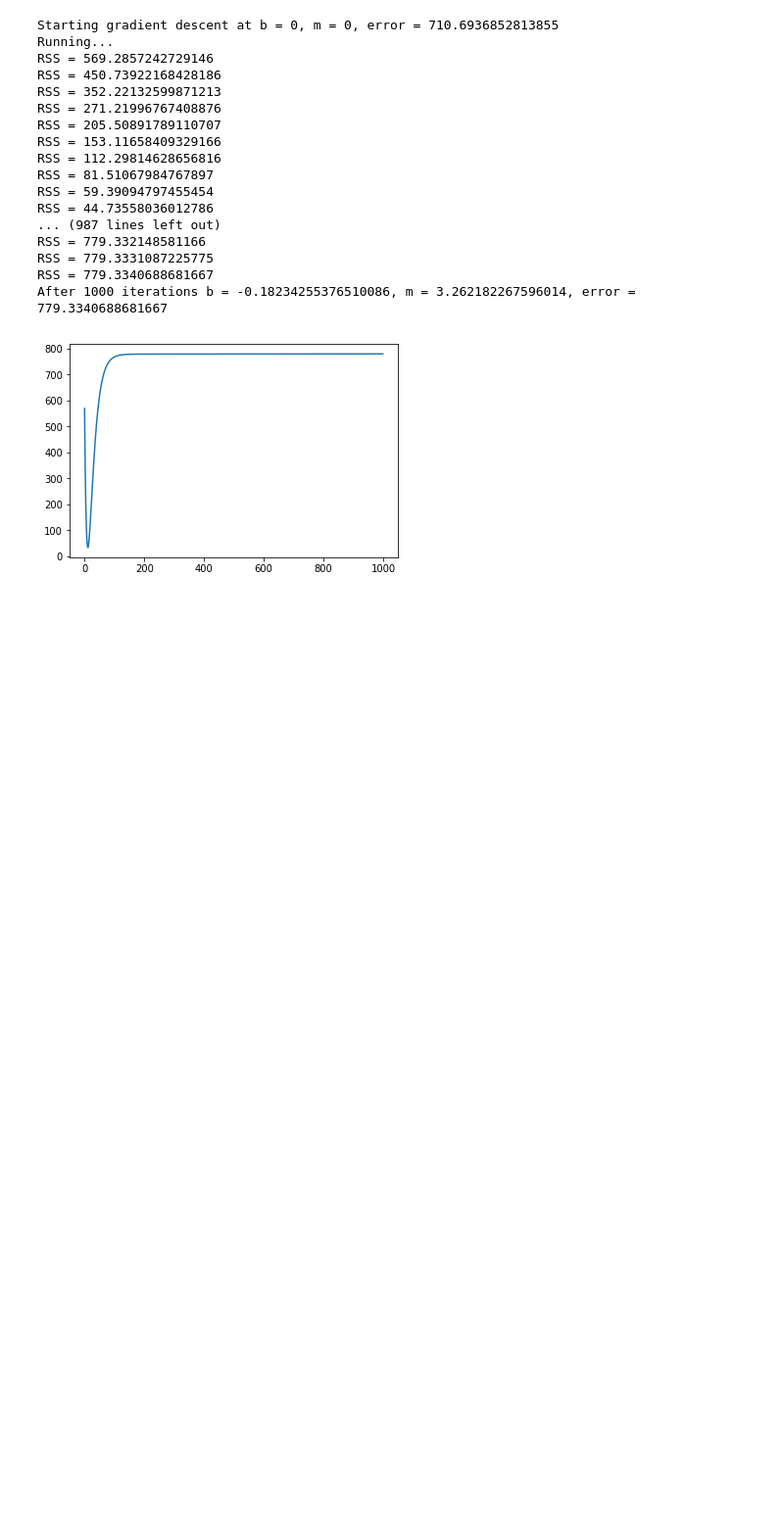
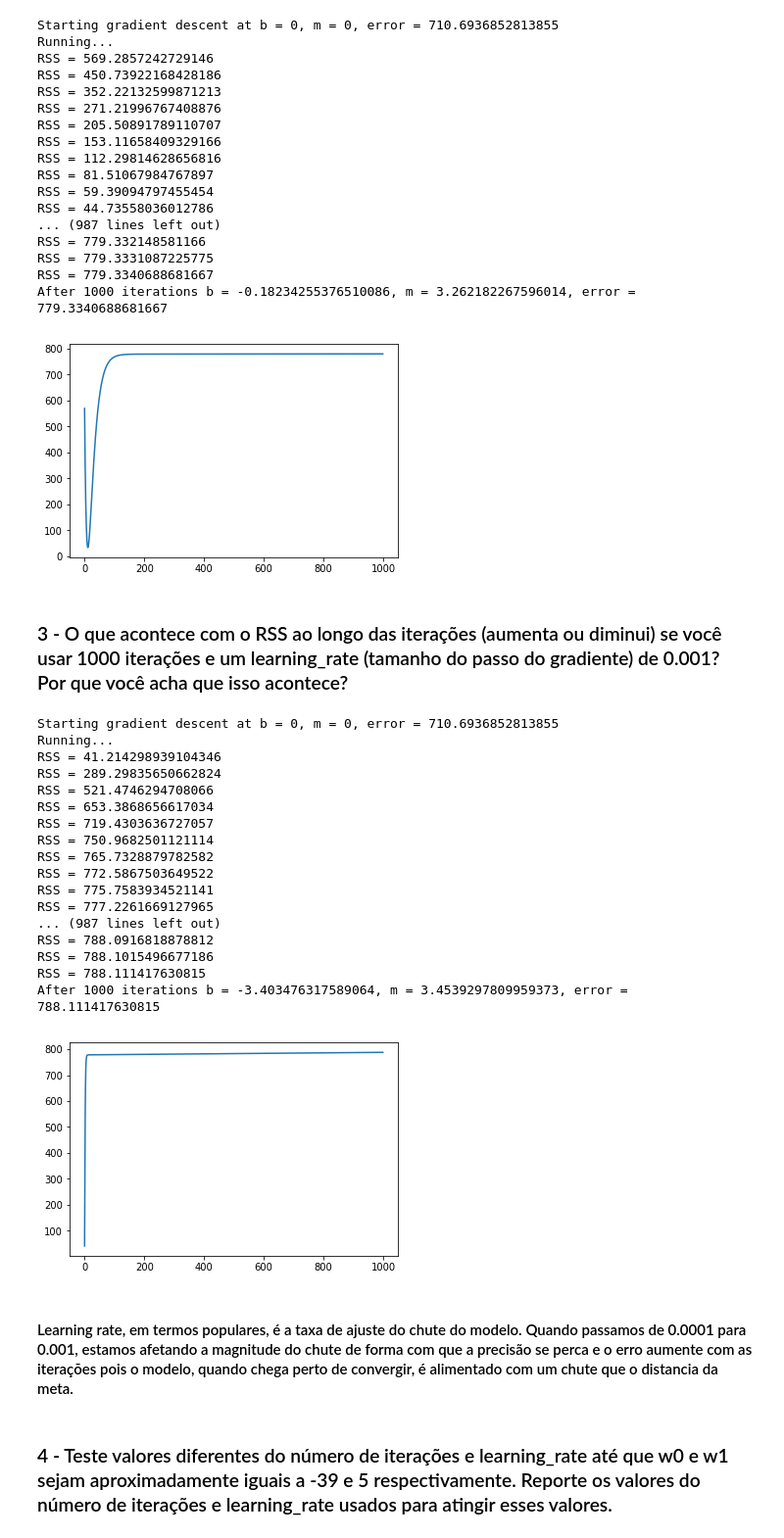
Before and after one commit to liraop/machinelearning, a Jupyter notebook: linear_regression/Programando Regressão Linear Simples do Zero.ipynb, the cells around one changed output. Shown at 98% size. Drawn from its saved outputs; the diff is of its cells as text; code cells hidden in the pictures; blank space fills up the shorter version.

```diff
--- a/linear_regression/Programando Regressão Linear Simples do Zero.ipynb
+++ b/linear_regression/Programando Regressão Linear Simples do Zero.ipynb
@@ -64,7 +63,7 @@ def gradient_descent_runner_plot(points, initial_b, initial_m, learning_rate, nu
 
     for i in range(num_iterations):
         b, m = step_gradient(b , m, array(points), learning_rate)
-        rss = compute_errors(b, m, points)
+        rss = compute_error_for_line_given_points(b, m, points)
         print("RSS = {0}".format(rss))
         x.append(i)
         y.append(rss)
@@ -92,3 +91,41 @@ RSS = 779.3331087225775
 RSS = 779.3340688681667
 After 1000 iterations b = -0.18234255376510086, m = 3.262182267596014, error = 779.3340688681667
 [figure]
+# %% [markdown]
+### 3 - O que acontece com o RSS ao longo das iterações (aumenta ou diminui) se você usar 1000 iterações e um learning_rate (tamanho do passo do gradiente) de 0.001? Por que você acha que isso acontece?
+# %%
+def run(gradient_function):
+    points = genfromtxt("./data/income.csv", delimiter=",")
+    learning_rate = 0.001
+    initial_b = 0 # initial y-intercept guess
+    initial_m = 0 # initial slope guess
+    num_iterations = 1000
+    print ("Starting gradient descent at b = {0}, m = {1}, error = {2}".format(initial_b, initial_m, compute_error_for_line_given_points(initial_b, initial_m, points)))
+    print ("Running...")
+    [b, m] = gradient_function(points, initial_b, initial_m, learning_rate, num_iterations)
+    print("After {0} iterations b = {1}, m = {2}, error = {3}".format(num_iterations, b, m, compute_error_for_line_given_points(b, m, points)))
+
+run(gradient_descent_runner_plot)
+# %% [output]
+Starting gradient descent at b = 0, m = 0, error = 710.6936852813855
+Running...
+RSS = 41.214298939104346
+RSS = 289.29835650662824
+RSS = 521.4746294708066
+RSS = 653.3868656617034
+RSS = 719.4303636727057
+RSS = 750.9682501121114
+RSS = 765.7328879782582
+RSS = 772.5867503649522
+RSS = 775.7583934521141
+RSS = 777.2261669127965
+... (987 lines left out)
+RSS = 788.0916818878812
+RSS = 788.1015496677186
+RSS = 788.111417630815
+After 1000 iterations b = -3.403476317589064, m = 3.4539297809959373, error = 788.111417630815
+[figure, added]
+# %% [markdown]
+#### Learning rate, em termos populares, é a taxa de ajuste do chute do modelo. Quando passamos de 0.0001 para 0.001, estamos afetando a magnitude do chute de forma com que a precisão se perca e o erro aumente com as iterações pois o modelo, quando chega perto de convergir, é alimentado com um chute que o distancia da meta.
+# %% [markdown]
+### 4 - Teste valores diferentes do número de iterações e learning_rate até que w0 e w1 sejam aproximadamente iguais a -39 e 5 respectivamente. Reporte os valores do número de iterações e learning_rate usados para atingir esses valores.
```
Also changed, not shown: parts of 5 cells of this notebook.
